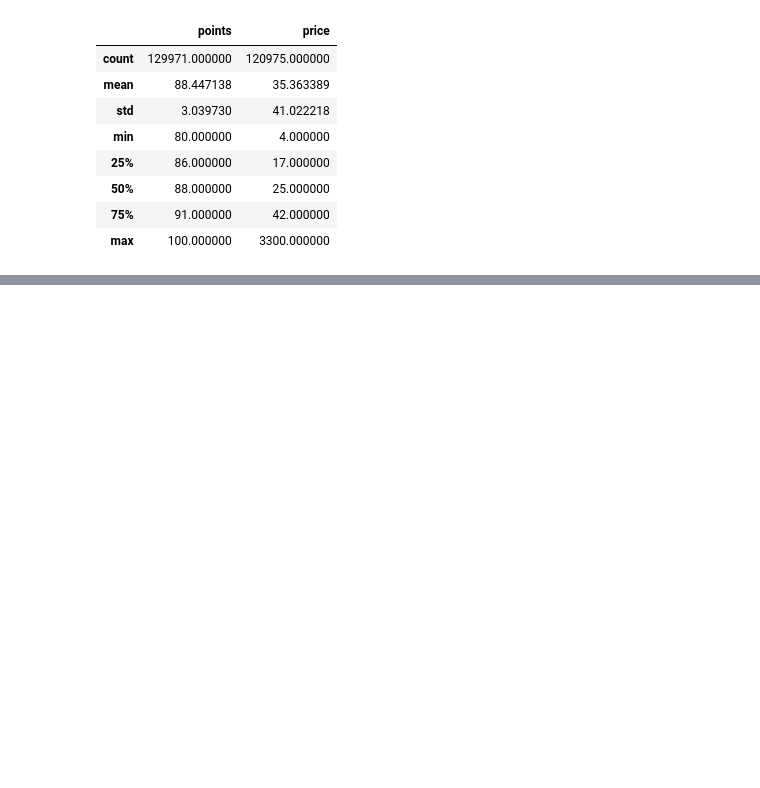
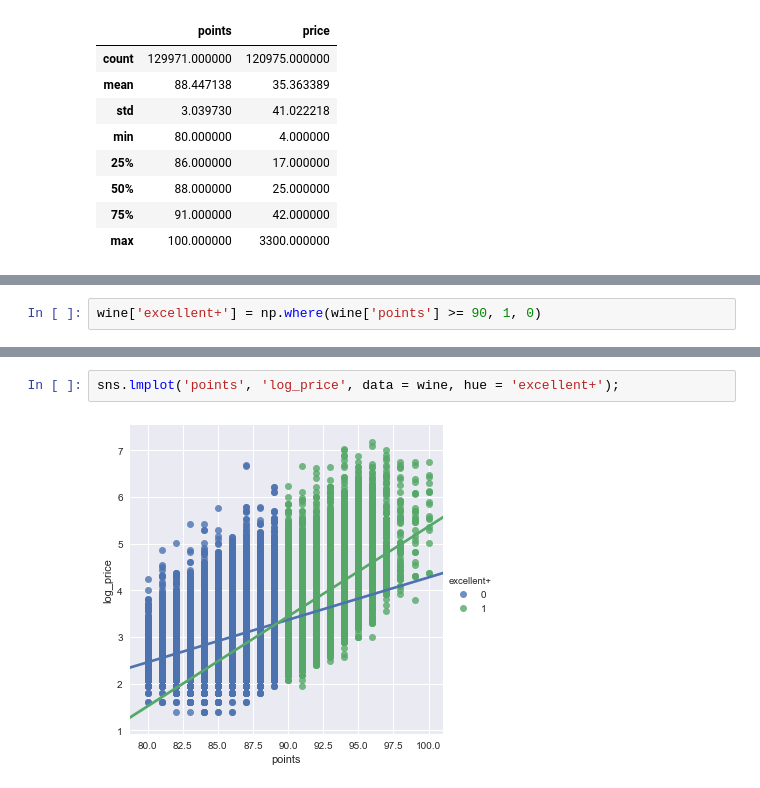
Before and after one commit to jbertscher/wining-and-mining, a Jupyter notebook: notebooks/1.0-jb-initial-data-exploration.ipynb, the cells around one changed output, grey strips where cells are left out. Saved outputs shown, nothing was run; the diff lists cells and outputs as text; blank space fills up the shorter version.

```diff
--- a/notebooks/1.0-jb-initial-data-exploration.ipynb
+++ b/notebooks/1.0-jb-initial-data-exploration.ipynb
@@ -29,0 +107,2 @@ wine.describe()
+# %%
+wine['excellent+'] = np.where(wine['points'] >= 90, 1, 0)
@@ -29,0 +118,4 @@ wine.describe()
+# %%
+sns.lmplot('points', 'log_price', data = wine, hue = 'excellent+');
+# %% [output]
+[figure, added]
```
Also changed, not shown: parts of 29 cells of this notebook.
